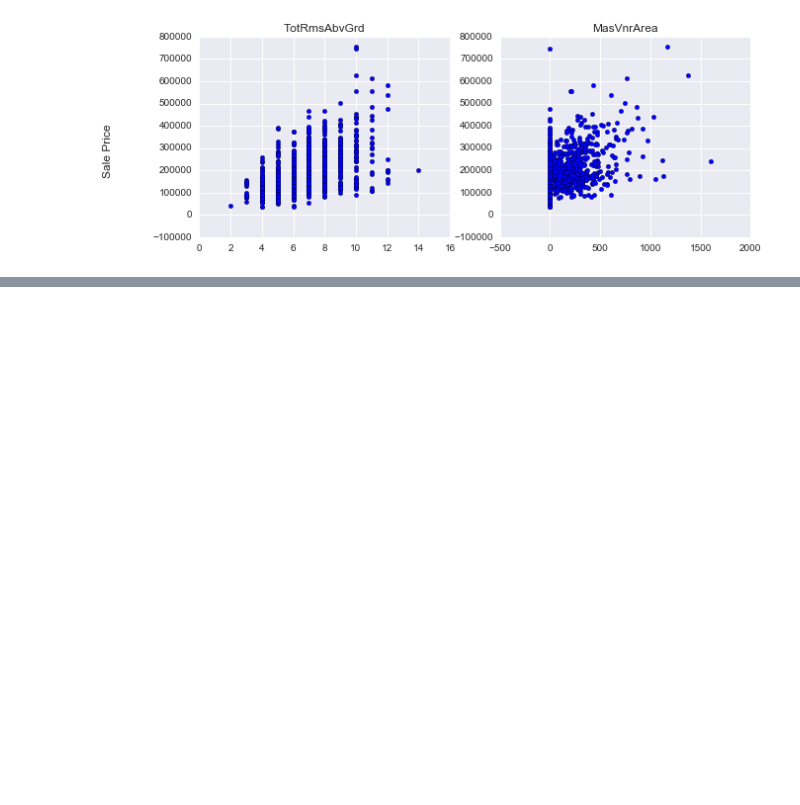
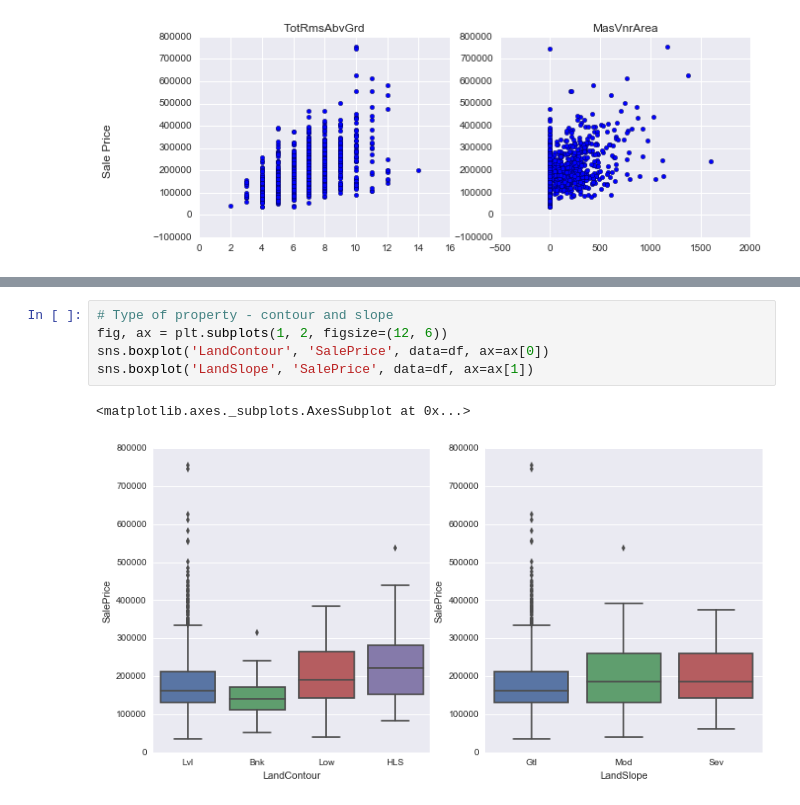
Before and after one commit to rajashreebaradur/Kaggle_HousePrices, a Jupyter notebook: getting_cleaning_data.ipynb, the cells around one changed output, grey strips where cells are left out. Saved outputs shown, nothing was run; the diff lists cells and outputs as text; blank space fills up the shorter version.

```diff
--- a/getting_cleaning_data.ipynb
+++ b/getting_cleaning_data.ipynb
@@ -235,0 +261,8 @@ fig.text(-0.01, 0.5, 'Sale Price', va='center', rotation='vertical', fontsize =
+# %%
+# Type of property - contour and slope
+fig, ax = plt.subplots(1, 2, figsize=(12, 6))
+sns.boxplot('LandContour', 'SalePrice', data=df, ax=ax[0])
+sns.boxplot('LandSlope', 'SalePrice', data=df, ax=ax[1])
+# %% [output]
+<matplotlib.axes._subplots.AxesSubplot at 0x...>
+[figure, added]
```
Also changed, not shown: parts of 7 cells of this notebook.
